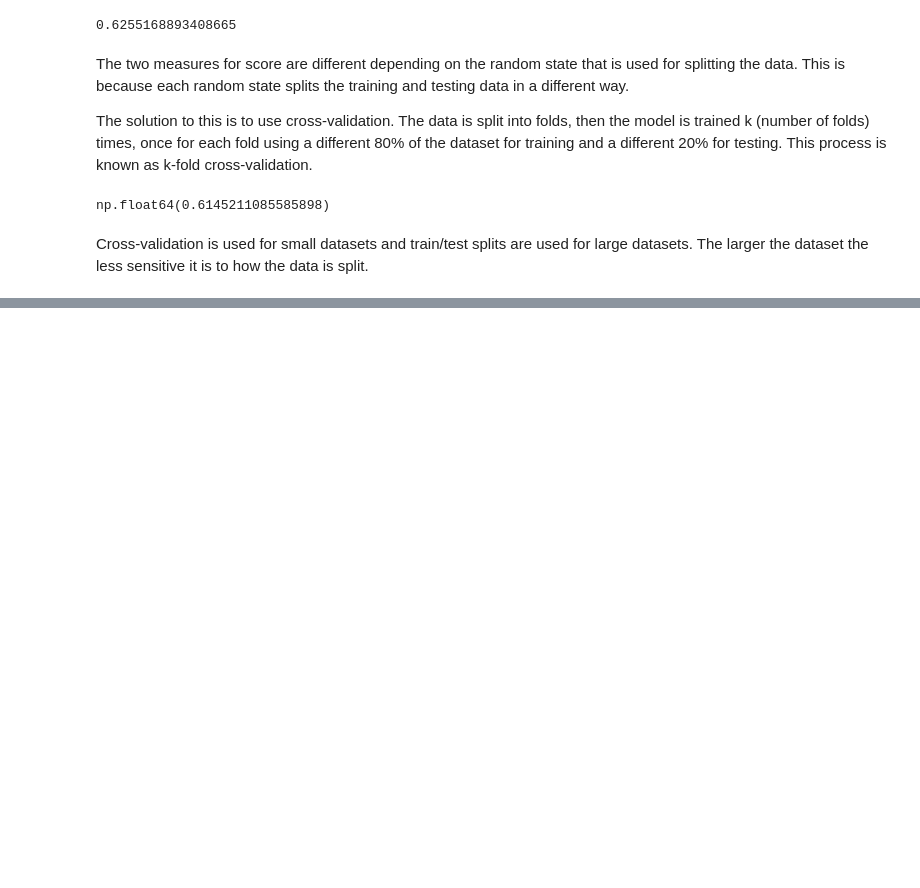
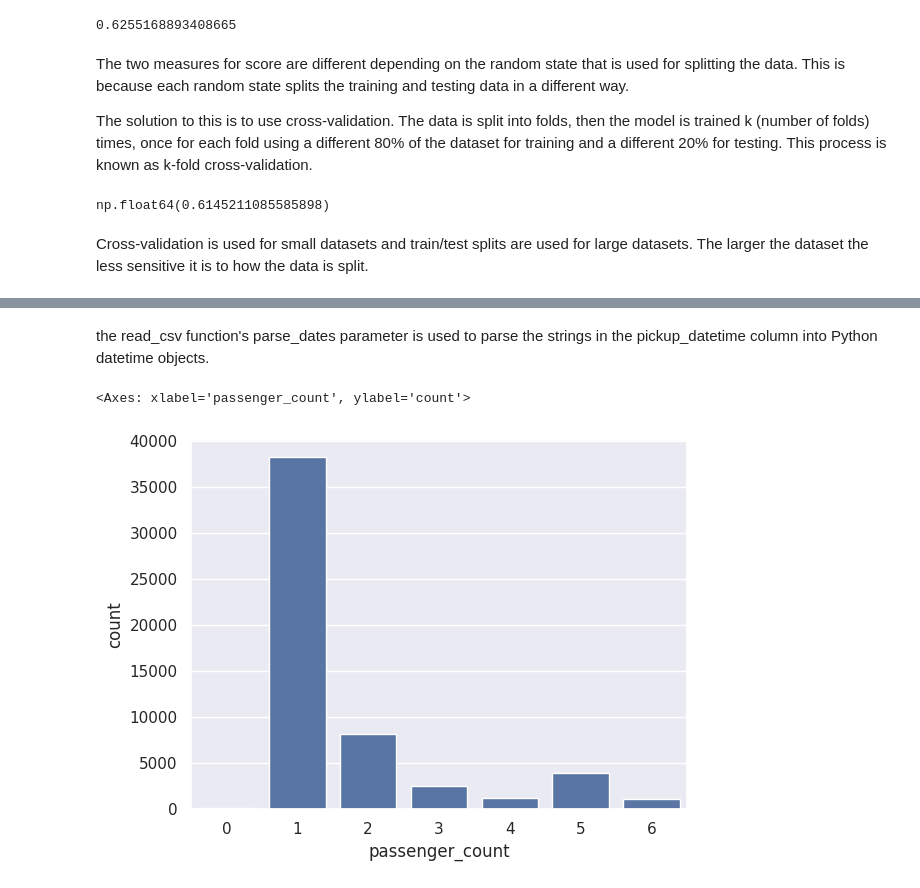
Before and after one commit to bolicnikola/Applied-Machine-Learning-And-AI, a Jupyter notebook: Regression_Models.ipynb, the cells around one changed output, grey strips where cells are left out. Drawn from its saved outputs; the diff is of its cells as text; code cells hidden in the pictures; blank space fills up the shorter version.

Commit message:
Using Regression to Predict Taxi Fares added to the Regression_Models Notebook

```diff
--- a/Regression_Models.ipynb
+++ b/Regression_Models.ipynb
@@ -122,0 +127,4 @@ Cross-validation is used for small datasets and train/test splits are used for l
+# %%
+import pandas as pd
+df = pd.read_csv('Data/taxi-fares.csv', parse_dates=['pickup_datetime'])
+df.head()
@@ -122,0 +138,11 @@ Cross-validation is used for small datasets and train/test splits are used for l
+# %% [markdown]
+the read_csv function's parse_dates parameter is used to parse the strings in the pickup_datetime column into Python datetime objects.
+# %%
+%matplotlib inline
+import seaborn as sns
+
+sns.set()
+sns.countplot(x=df['passenger_count'])
+# %% [output]
+<Axes: xlabel='passenger_count', ylabel='count'>
+[figure, added]
```
Also changed, not shown: parts of 18 cells of this notebook, 1 other file.
